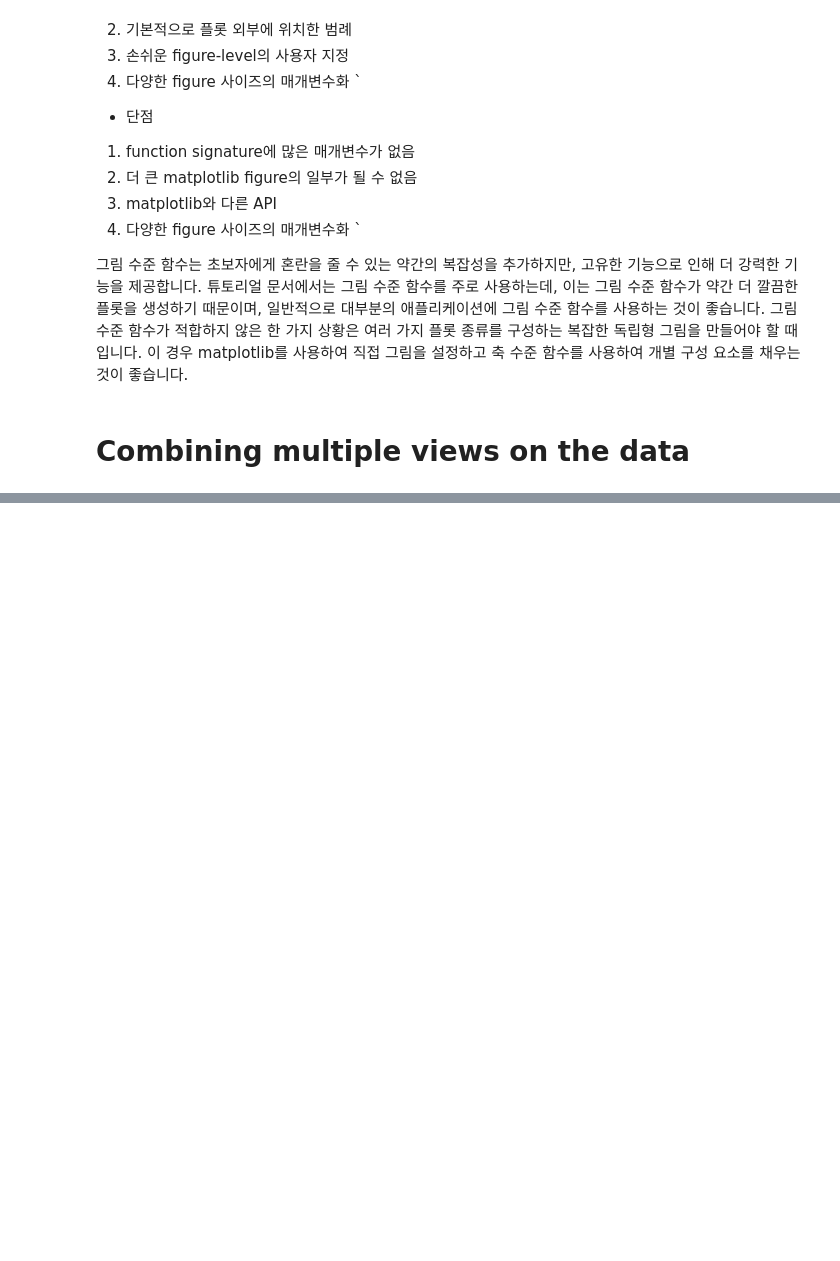
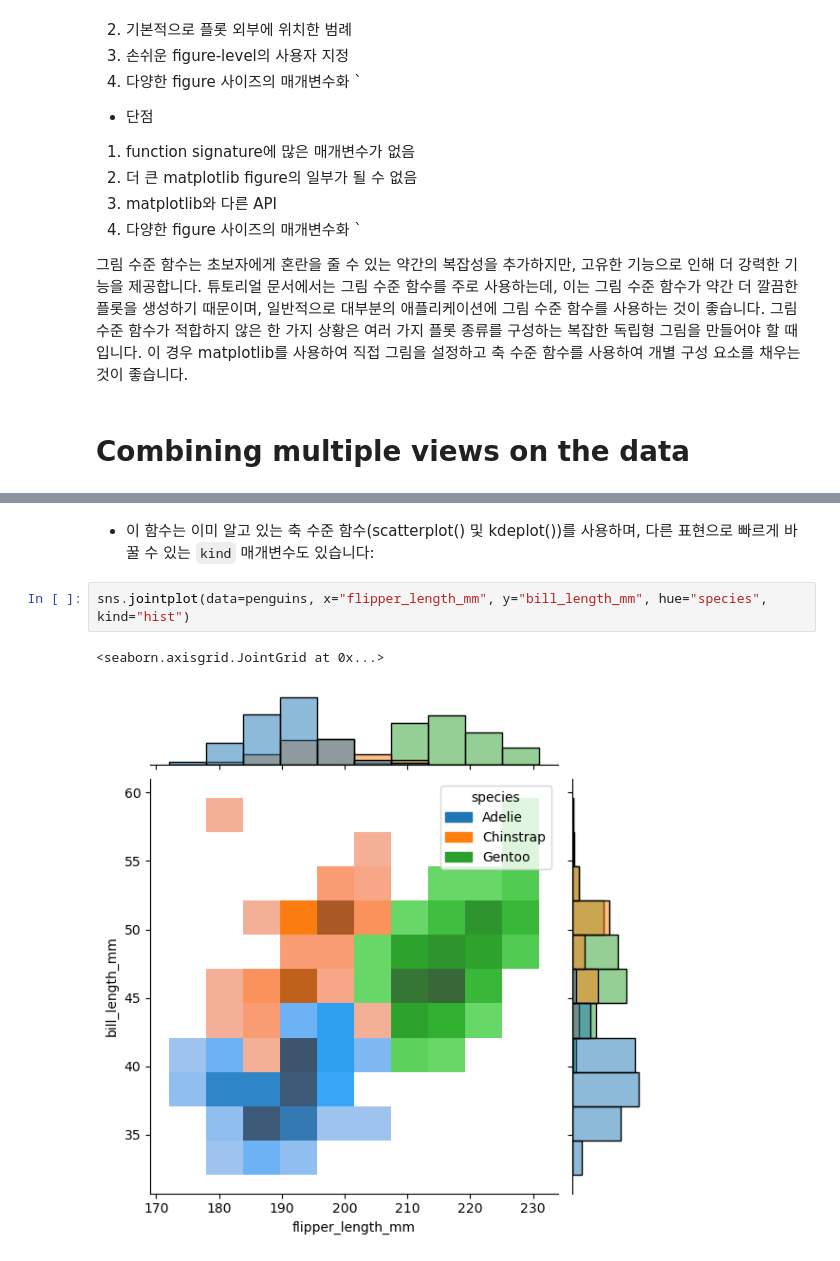
Before and after one commit to Choseyeonshay/seaborntutorial, a Jupyter notebook: 5. Overview of seaborn plotting functions.ipynb, the cells around one changed output, grey strips where cells are left out. Drawn from its saved outputs; the diff is of its cells as text; blank space fills up the shorter version.

```diff
--- a/5. Overview of seaborn plotting functions.ipynb
+++ b/5. Overview of seaborn plotting functions.ipynb
@@ -186,0 +206,7 @@ g = sns.FacetGrid(penguins, col="sex", height=3.5, aspect=.75)
+# %% [markdown]
+- 이 함수는 이미 알고 있는 축 수준 함수(scatterplot() 및 kdeplot())를 사용하며, 다른 표현으로 빠르게 바꿀 수 있는 `kind` 매개변수도 있습니다:
+# %%
+sns.jointplot(data=penguins, x="flipper_length_mm", y="bill_length_mm", hue="species", kind="hist")
+# %% [output]
+<seaborn.axisgrid.JointGrid at 0x...>
+[figure, added]
```
Also changed, not shown: parts of 4 cells of this notebook.
